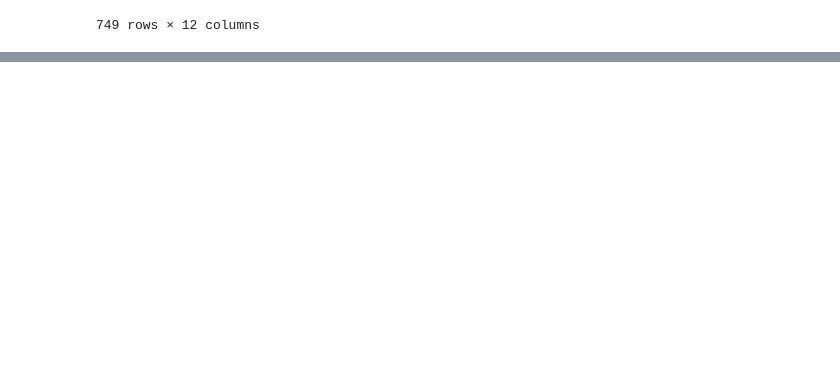
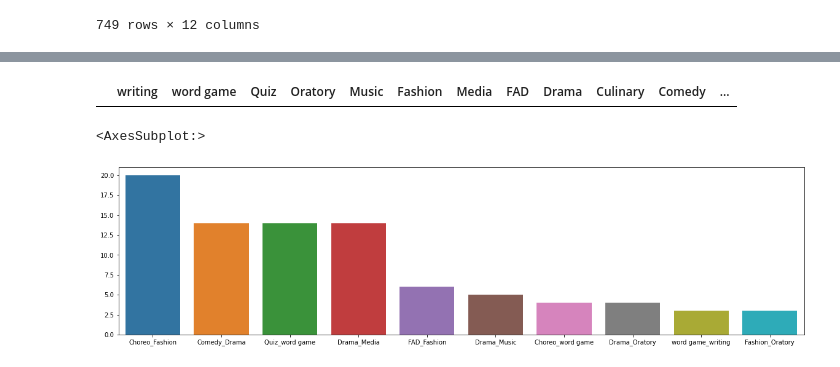
Before and after one commit to AayushAgrawal2003/saarang_combos, a Jupyter notebook: Untitled2.ipynb, the cells around one changed output, grey strips where cells are left out. Saved outputs shown, nothing was run; the diff lists cells and outputs as text; code cells hidden in the pictures; blank space fills up the shorter version.

```diff
--- a/Untitled2.ipynb
+++ b/Untitled2.ipynb
@@ -55,0 +60,2 @@ db
+# %%
+names = names[np.logical_not(pd.isnull(names))]
@@ -55,0 +82,32 @@ db
+# %%
+db1 = pd.DataFrame(columns = titles[1:])
+db1
+# %% [output]
+|  | writing | word game | Quiz | Oratory | Music | Fashion | Media | FAD | Drama | Culinary | Comedy | ... |
+# %%
+master = []
+for i in names:
+    clubs = []
+    for j in titles[1:]:
+        if db[j].str.contains(i).sum() >= 1:
+            clubs.append(j)
+    #print(clubs)
+    clubs = sorted(clubs)
+    master.append(clubs)
+
+master_new = []
+for i in master:
+    if len(i) > 1:
+        master_new.append("_".join(i))
+# %%
+master_new = dict(Counter(master_new))
+# %%
+s = dict(sorted(master_new.items(), key=lambda x:x[1] , reverse = True))
+# %%
+plt.figure(figsize =(20,5))
+keys = list(s.keys())[:10]
+vals = [s[k] for k in keys][:10]
+sns.barplot(x=keys, y=vals)
+# %% [output]
+<AxesSubplot:>
+[figure, added]
```
Also changed, not shown: parts of 4 cells of this notebook, 1 other file.
